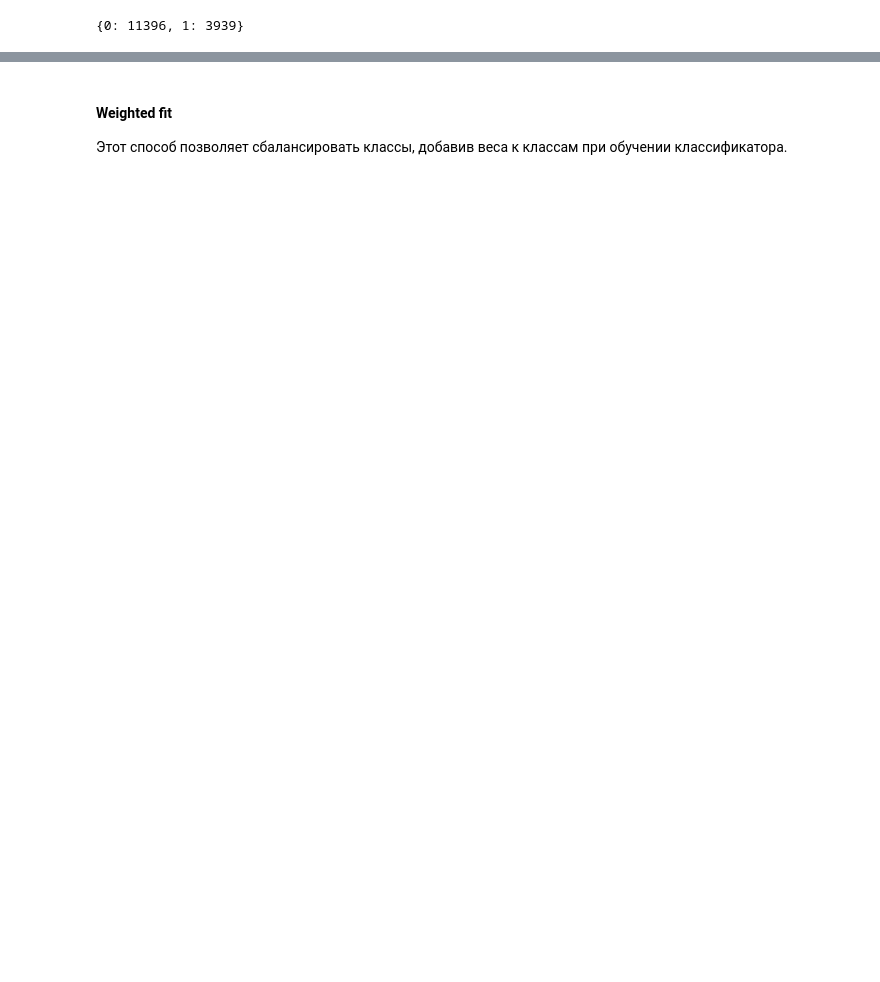
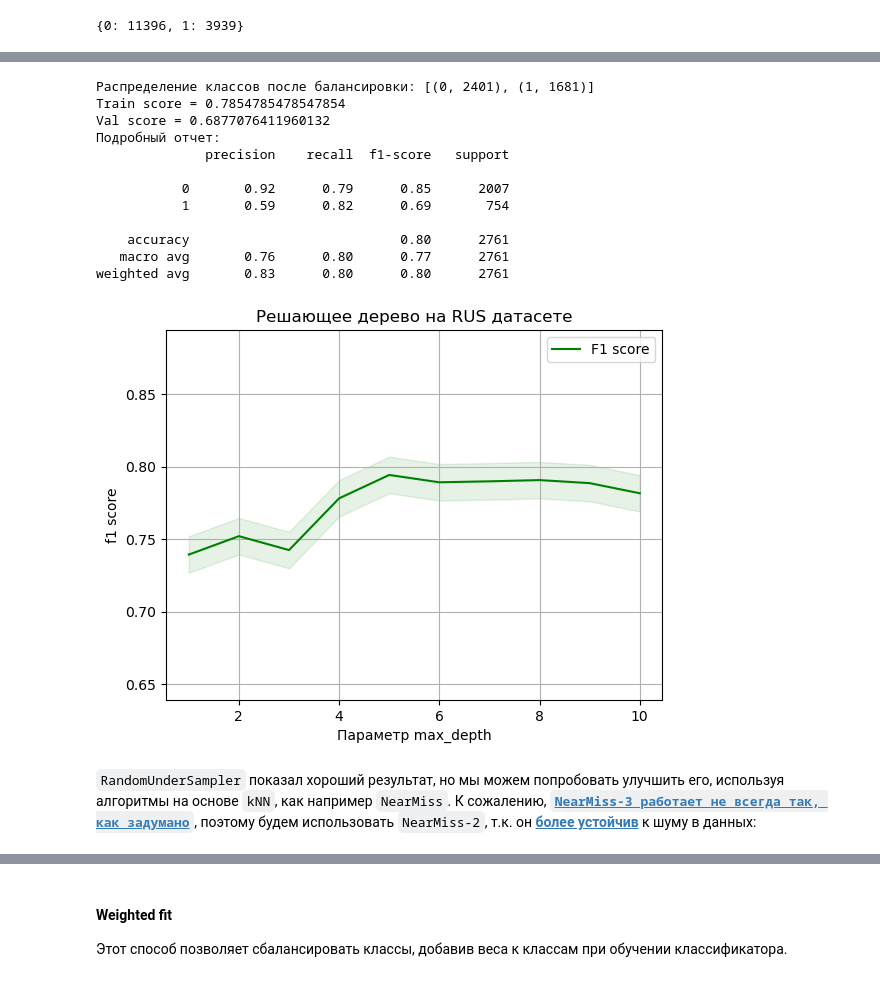
Before and after one commit to masl3noki/course-ML, a Jupyter notebook: Lab2_complex_task_var2/complex_task_var2.ipynb, the cells around one changed output, grey strips where cells are left out. Cells and saved outputs as stored; diff of their text form; code cells hidden in the pictures; blank space fills up the shorter version.

```diff
--- a/Lab2_complex_task_var2/complex_task_var2.ipynb
+++ b/Lab2_complex_task_var2/complex_task_var2.ipynb
@@ -461,0 +429,4 @@ Test Матрица конфузии
+# %%
+ohe = skl.preprocessing.OneHotEncoder()
+
+encoded_cols = ohe.fit_transform(data[columns_to_encode]).toarray()
@@ -461,0 +446,9 @@ Test Матрица конфузии
+# %%
+scaler = StandardScaler()
+
+scaled_cols = scaler.fit_transform(data[columns_to_scale])
+# %%
+data_processed = np.concatenate([scaled_cols, encoded_cols], axis=1)
+
+print(f"Размер матрицы признаков до трансформации: {data.shape} = {data[columns_to_scale].shape} + {data[columns_to_encode].shape}")
+print(f"Размер матрицы признаков после трансформации: {data_processed.shape} = {scaled_cols.shape} + {encoded_cols.shape}")
@@ -461,0 +460,4 @@ Test Матрица конфузии
+# %%
+X_train, X_test, y_train, y_test = train_test_split(data_processed, target, train_size=0.6, random_state=RANDOM_STATE) # Train/Test split
+X_train, X_val, y_train, y_val = train_test_split(X_train, y_train, train_size=0.7, random_state=RANDOM_STATE) # Train/Val split
+print(f"Train dataset: {X_train.shape, y_train.shape}; \nValidation dataset: {X_val.shape, y_val.shape}; \nTest dataset: {X_test.shape, y_test.shape}")
@@ -461,0 +488,20 @@ Test Матрица конфузии
+# %%
+rus = RandomUnderSampler(random_state=RANDOM_STATE, sampling_strategy=0.7)
+
+plot_BalancingTests(rus, X_train, y_train, X_val, y_val, plt_title="Решающее дерево на RUS датасете")
+# %% [output]
+Распределение классов после балансировки: [(0, 2401), (1, 1681)]
+Train score = 0.7854785478547854
+Val score = 0.6877076411960132
+Подробный отчет:
+              precision    recall  f1-score   support
+
+           0       0.92      0.79      0.85      2007
+           1       0.59      0.82      0.69       754
+
+    accuracy                           0.80      2761
+   macro avg       0.76      0.80      0.77      2761
+weighted avg       0.83      0.80      0.80      2761
+[figure, added]
+# %% [markdown]
+`RandomUnderSampler` показал хороший результат, но мы можем попробовать улучшить его, используя алгоритмы на основе `kNN`, как например `NearMiss`. К сожалению, __[`NearMiss-3 работает не всегда так, как задумано`](https://github.com/scikit-learn-contrib/imbalanced-learn/issues/836)__, поэтому будем использовать `NearMiss-2`, т.к. он __[более устойчив](https://imbalanced-learn.org/stable/under_sampling.html#mathematical-formulation)__ к шуму в данных:
```
Also changed, not shown: parts of 72 cells of this notebook, 1 other file.
